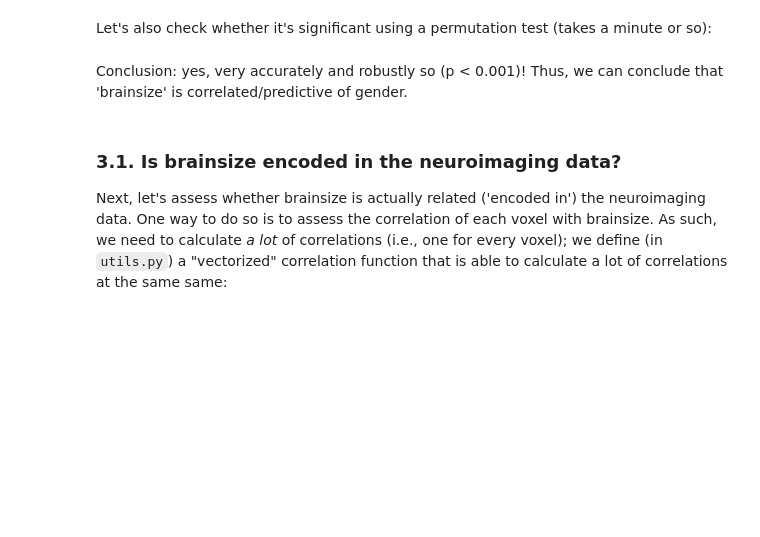
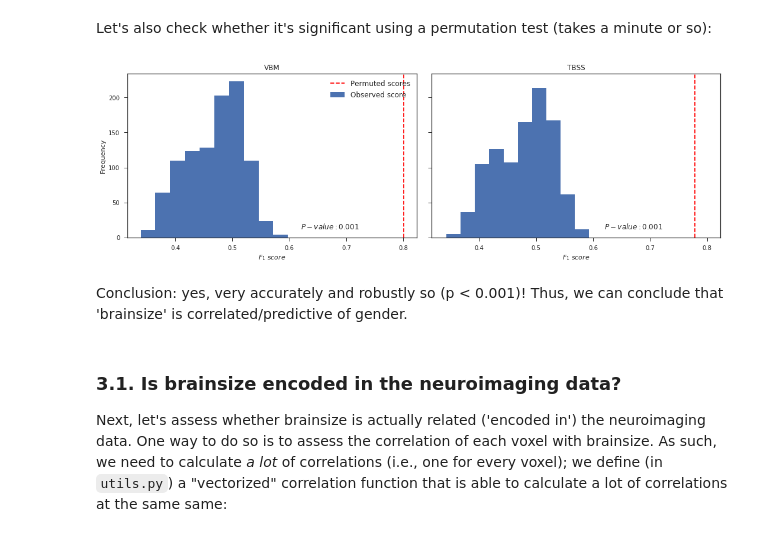
Before and after one commit to lukassnoek/MVCA, a Jupyter notebook: analyses/empirical_analysis_gender_classification.ipynb, the cells around one changed output. Cells and saved outputs as stored; diff of their text form; code cells hidden in the pictures; blank space fills up the shorter version.

```diff
--- a/analyses/empirical_analysis_gender_classification.ipynb
+++ b/analyses/empirical_analysis_gender_classification.ipynb
@@ -250,24 +252,26 @@ Let's also check whether it's significant using a permutation test (takes a minu
 # %%
 import warnings
 from sklearn.exceptions import UndefinedMetricWarning
 warnings.filterwarnings("ignore", category=UndefinedMetricWarning)
 
 fig, axes = plt.subplots(ncols=2, nrows=1, sharex=True, sharey=True, figsize=(15, 5))
 for i, modality in enumerate(['VBM', 'TBSS']):
     this_mvp, this_confound = mvp[modality], confound[modality]
     perm_results = permutation_test_score(pipeline_check, this_confound,
-                                          this_mvp.y, cv=RepeatedStratifiedKFold(n_splits=10, n_repeats=1),
+                                          this_mvp.y, cv=StratifiedKFold(n_splits=10),
                                           scoring=metric, n_jobs=n_jobs, n_permutations=1000)
 
     axes[i].hist(perm_results[1])
     axes[i].axvline(perm_results[0], c='r', ls='--')
     axes[i].set_title(modality)
     axes[i].set_xlabel(r'$F_1\ score$')
     axes[i].text(0.62, 12, r'$P-value: %.3f$' % perm_results[2], fontsize=12)
 
 axes[0].set_ylabel('Frequency')
 axes[0].legend(['Permuted scores', 'Observed score'], fontsize=12)
 fig.tight_layout()
+# %% [output]
+[figure, added]
 # %% [markdown]
 Conclusion: yes, very accurately and robustly so (p < 0.001)! Thus, we can conclude that 'brainsize' is correlated/predictive of gender.
 # %% [markdown]
```
Also changed, not shown: parts of 18 cells of this notebook, 1 other file.
